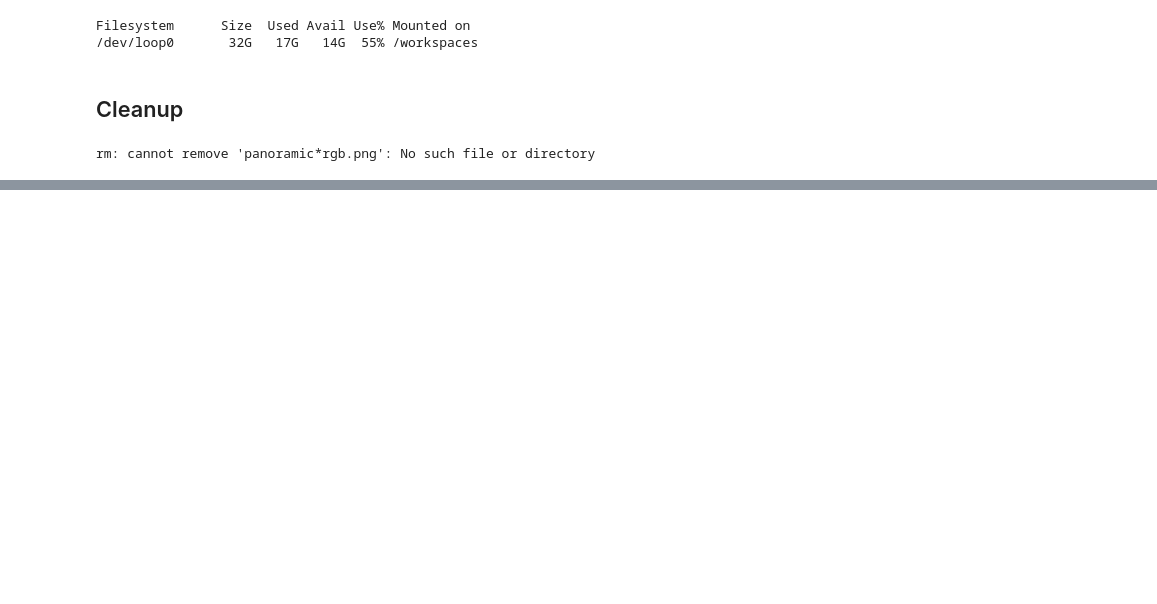
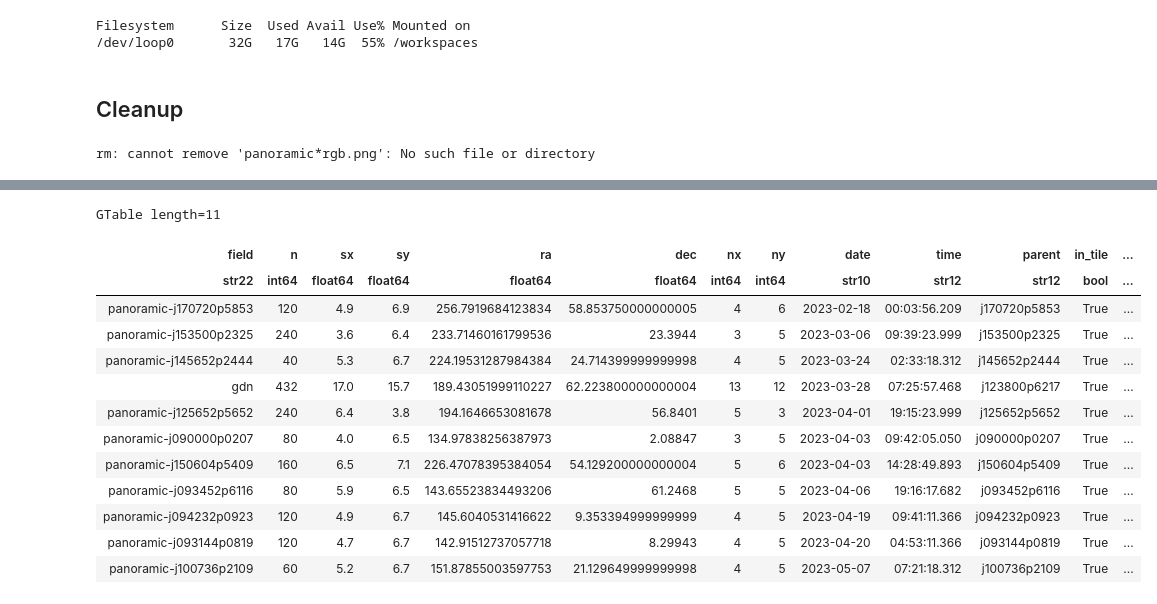
Before and after one commit to gbrammer/panoramic-jwst, a Jupyter notebook: Notebooks/panoramic-mosaics.ipynb, the cells around one changed output, grey strips where cells are left out. Saved outputs shown, nothing was run; the diff lists cells and outputs as text; code cells hidden in the pictures; blank space fills up the shorter version.

```diff
--- a/Notebooks/panoramic-mosaics.ipynb
+++ b/Notebooks/panoramic-mosaics.ipynb
@@ -620,0 +644,3 @@ Created in <span style='font-weight:600;margin-left:4px;'>Deepnote</span></a>
+# %%
+field_footprints = db.SQL("""select field, tile, footprint from combined_tiles""")
+len(field_footprints)
@@ -620,0 +649,13 @@ Created in <span style='font-weight:600;margin-left:4px;'>Deepnote</span></a>
+# %%
+fields = utils.read_catalog('panoramic_fields.txt')
+fields['parent'] = fields['field']
+
+so = np.argsort(fields['date'])
+
+# Shift by half tile to put one NIRCam module in the center of a tile
+xsh = 3.072/60./2.
+
+fields['ra'] -= xsh/np.cos(fields['dec']/180*np.pi)
+fields['dec'] -= xsh
+
+fields[so]
@@ -620,0 +677,34 @@ Created in <span style='font-weight:600;margin-left:4px;'>Deepnote</span></a>
+# %%
+# Look if panoramic fields already have tiles
+coo = np.array([fields['ra'], fields['dec']]).T
+
+fields['field'] = [f'panoramic-{f}' for f in fields['parent']]
+
+fields['in_tile'] = False
+for fi, fp in zip(field_footprints['field'], field_footprints['footprint']):
+    sr = utils.SRegion(fp)
+    in_i = sr.path[0].contains_points(coo)
+    fields['field'][in_i] = fi
+    fields['in_tile'] |= in_i
+
+# Default 46 arcmin on a size to be big and to match
+# center tile default of (9,9) in grizli.field_tiles.process_tile
+fields['dx'] = fields['dy'] = 46
+fields['rsize'] = fields['dx']/2
+# %%
+fields[so]
+# %% [output]
+GTable length=11
+| field | n | sx | sy | ra | dec | nx | ny | date | time | parent | in_tile | ... |
+| str22 | int64 | float64 | float64 | float64 | float64 | int64 | int64 | str10 | str12 | str12 | bool | ... |
+| panoramic-j170720p5853 | 120 | 4.9 | 6.9 | 256.7919684123834 | 58.853750000000005 | 4 | 6 | 2023-02-18 | 00:03:56.209 | j170720p5853 | True | ... |
+| panoramic-j153500p2325 | 240 | 3.6 | 6.4 | 233.71460161799536 | 23.3944 | 3 | 5 | 2023-03-06 | 09:39:23.999 | j153500p2325 | True | ... |
+| panoramic-j145652p2444 | 40 | 5.3 | 6.7 | 224.19531287984384 | 24.714399999999998 | 4 | 5 | 2023-03-24 | 02:33:18.312 | j145652p2444 | True | ... |
+| gdn | 432 | 17.0 | 15.7 | 189.43051999110227 | 62.223800000000004 | 13 | 12 | 2023-03-28 | 07:25:57.468 | j123800p6217 | True | ... |
+| panoramic-j125652p5652 | 240 | 6.4 | 3.8 | 194.1646653081678 | 56.8401 | 5 | 3 | 2023-04-01 | 19:15:23.999 | j125652p5652 | True | ... |
+| panoramic-j090000p0207 | 80 | 4.0 | 6.5 | 134.97838256387973 | 2.08847 | 3 | 5 | 2023-04-03 | 09:42:05.050 | j090000p0207 | True | ... |
+| panoramic-j150604p5409 | 160 | 6.5 | 7.1 | 226.47078395384054 | 54.129200000000004 | 5 | 6 | 2023-04-03 | 14:28:49.893 | j150604p5409 | True | ... |
+| panoramic-j093452p6116 | 80 | 5.9 | 6.5 | 143.65523834493206 | 61.2468 | 5 | 5 | 2023-04-06 | 19:16:17.682 | j093452p6116 | True | ... |
+| panoramic-j094232p0923 | 120 | 4.9 | 6.7 | 145.6040531416622 | 9.353394999999999 | 4 | 5 | 2023-04-19 | 09:41:11.366 | j094232p0923 | True | ... |
+| panoramic-j093144p0819 | 120 | 4.7 | 6.7 | 142.91512737057718 | 8.29943 | 4 | 5 | 2023-04-20 | 04:53:11.366 | j093144p0819 | True | ... |
+| panoramic-j100736p2109 | 60 | 5.2 | 6.7 | 151.87855003597753 | 21.129649999999998 | 4 | 5 | 2023-05-07 | 07:21:18.312 | j100736p2109 | True | ... |
```
Also changed, not shown: parts of 26 cells of this notebook.
